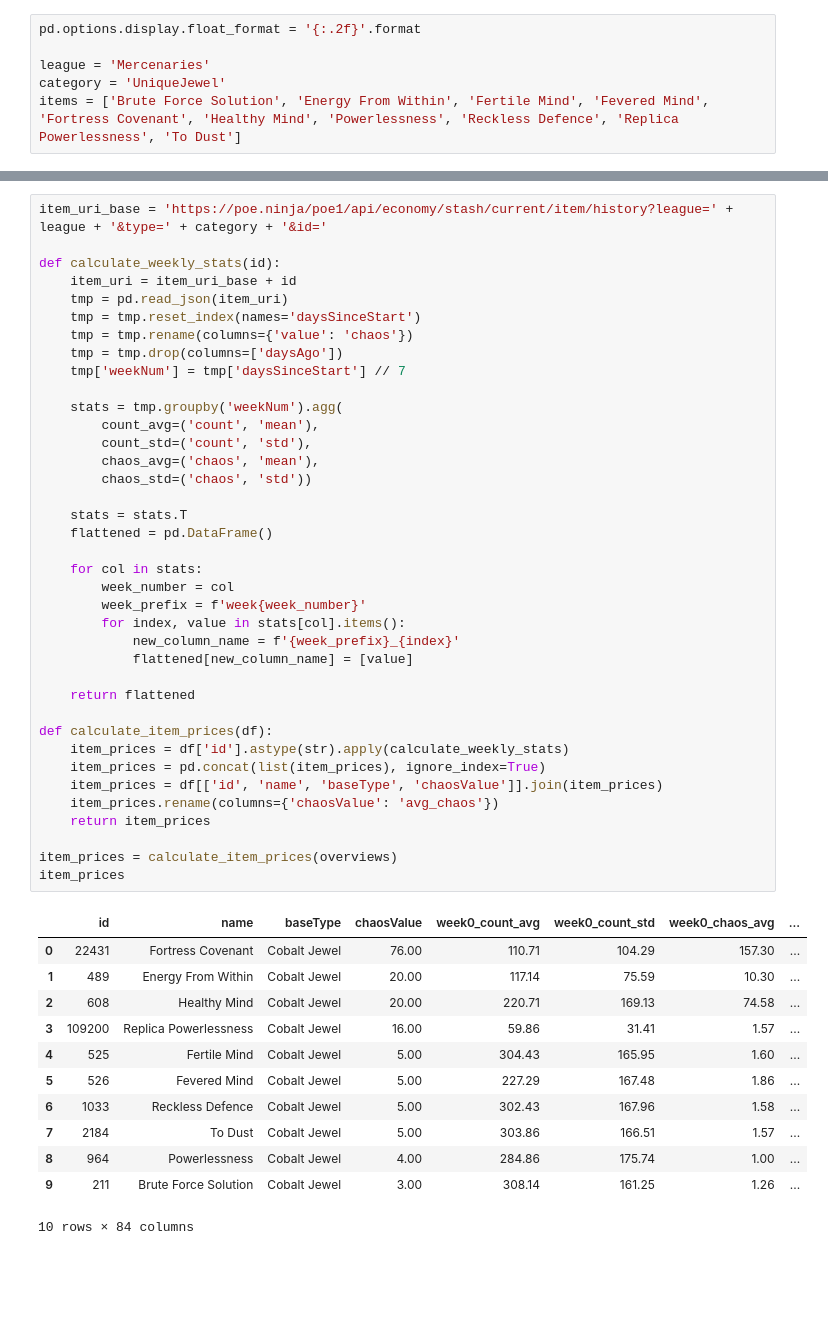
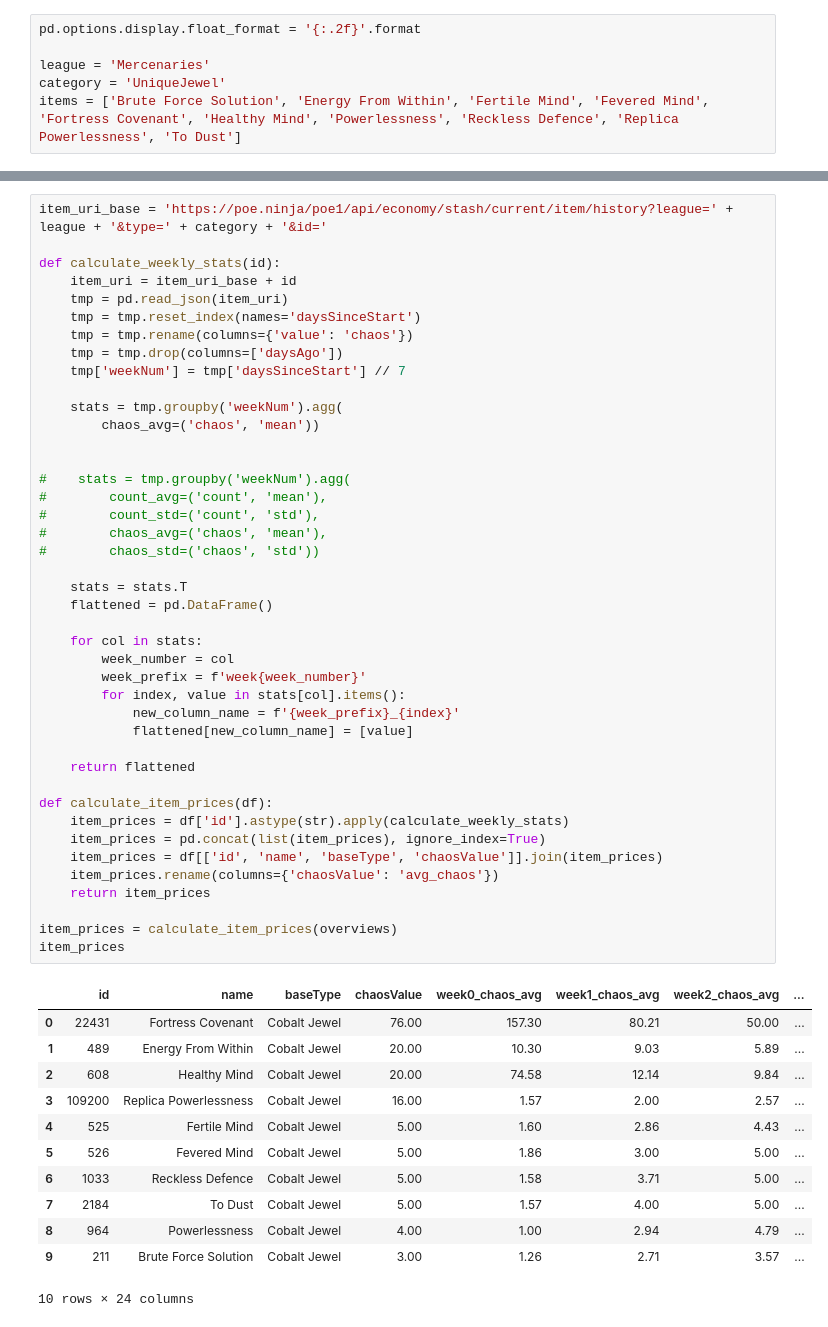
Before and after one commit to alyssakatz/PoE1ClusterJewelPricer, a Jupyter notebook: WeeklyPricesBulkCheckerByType.ipynb, the cells around one changed output, grey strips where cells are left out. Cells and saved outputs as stored; diff of their text form; blank space fills up the shorter version.

```diff
--- a/WeeklyPricesBulkCheckerByType.ipynb
+++ b/WeeklyPricesBulkCheckerByType.ipynb
@@ -45,49 +51,53 @@ def calculate_weekly_stats(id):
     tmp = pd.read_json(item_uri)
     tmp = tmp.reset_index(names='daysSinceStart')
     tmp = tmp.rename(columns={'value': 'chaos'})
     tmp = tmp.drop(columns=['daysAgo'])
     tmp['weekNum'] = tmp['daysSinceStart'] // 7
 
     stats = tmp.groupby('weekNum').agg(
-        count_avg=('count', 'mean'),
-        count_std=('count', 'std'),
-        chaos_avg=('chaos', 'mean'),
-        chaos_std=('chaos', 'std'))
+        chaos_avg=('chaos', 'mean'))
+
+
+#    stats = tmp.groupby('weekNum').agg(
+#        count_avg=('count', 'mean'),
+#        count_std=('count', 'std'),
+#        chaos_avg=('chaos', 'mean'),
+#        chaos_std=('chaos', 'std'))
 
     stats = stats.T
     flattened = pd.DataFrame()
 
     for col in stats:
         week_number = col
         week_prefix = f'week{week_number}'
         for index, value in stats[col].items():
             new_column_name = f'{week_prefix}_{index}'
             flattened[new_column_name] = [value]
 
     return flattened
 
 def calculate_item_prices(df):
     item_prices = df['id'].astype(str).apply(calculate_weekly_stats)
     item_prices = pd.concat(list(item_prices), ignore_index=True)
     item_prices = df[['id', 'name', 'baseType', 'chaosValue']].join(item_prices)
     item_prices.rename(columns={'chaosValue': 'avg_chaos'})
     return item_prices
 
 item_prices = calculate_item_prices(overviews)
 item_prices
 # %% [output]
-|  | id | name | baseType | chaosValue | week0_count_avg | week0_count_std | week0_chaos_avg | ... |
-| 0 | 22431 | Fortress Covenant | Cobalt Jewel | 76.00 | 110.71 | 104.29 | 157.30 | ... |
-| 1 | 489 | Energy From Within | Cobalt Jewel | 20.00 | 117.14 | 75.59 | 10.30 | ... |
-| 2 | 608 | Healthy Mind | Cobalt Jewel | 20.00 | 220.71 | 169.13 | 74.58 | ... |
-| 3 | 109200 | Replica Powerlessness | Cobalt Jewel | 16.00 | 59.86 | 31.41 | 1.57 | ... |
-| 4 | 525 | Fertile Mind | Cobalt Jewel | 5.00 | 304.43 | 165.95 | 1.60 | ... |
-| 5 | 526 | Fevered Mind | Cobalt Jewel | 5.00 | 227.29 | 167.48 | 1.86 | ... |
-| 6 | 1033 | Reckless Defence | Cobalt Jewel | 5.00 | 302.43 | 167.96 | 1.58 | ... |
-| 7 | 2184 | To Dust | Cobalt Jewel | 5.00 | 303.86 | 166.51 | 1.57 | ... |
-| 8 | 964 | Powerlessness | Cobalt Jewel | 4.00 | 284.86 | 175.74 | 1.00 | ... |
-| 9 | 211 | Brute Force Solution | Cobalt Jewel | 3.00 | 308.14 | 161.25 | 1.26 | ... |
+|  | id | name | baseType | chaosValue | week0_chaos_avg | week1_chaos_avg | week2_chaos_avg | ... |
+| 0 | 22431 | Fortress Covenant | Cobalt Jewel | 76.00 | 157.30 | 80.21 | 50.00 | ... |
+| 1 | 489 | Energy From Within | Cobalt Jewel | 20.00 | 10.30 | 9.03 | 5.89 | ... |
+| 2 | 608 | Healthy Mind | Cobalt Jewel | 20.00 | 74.58 | 12.14 | 9.84 | ... |
+| 3 | 109200 | Replica Powerlessness | Cobalt Jewel | 16.00 | 1.57 | 2.00 | 2.57 | ... |
+| 4 | 525 | Fertile Mind | Cobalt Jewel | 5.00 | 1.60 | 2.86 | 4.43 | ... |
+| 5 | 526 | Fevered Mind | Cobalt Jewel | 5.00 | 1.86 | 3.00 | 5.00 | ... |
+| 6 | 1033 | Reckless Defence | Cobalt Jewel | 5.00 | 1.58 | 3.71 | 5.00 | ... |
+| 7 | 2184 | To Dust | Cobalt Jewel | 5.00 | 1.57 | 4.00 | 5.00 | ... |
+| 8 | 964 | Powerlessness | Cobalt Jewel | 4.00 | 1.00 | 2.94 | 4.79 | ... |
+| 9 | 211 | Brute Force Solution | Cobalt Jewel | 3.00 | 1.26 | 2.71 | 3.57 | ... |
-10 rows × 84 columns
+10 rows × 24 columns
 # %%
 import re
 
```
Also changed, not shown: parts of 3 cells of this notebook.
